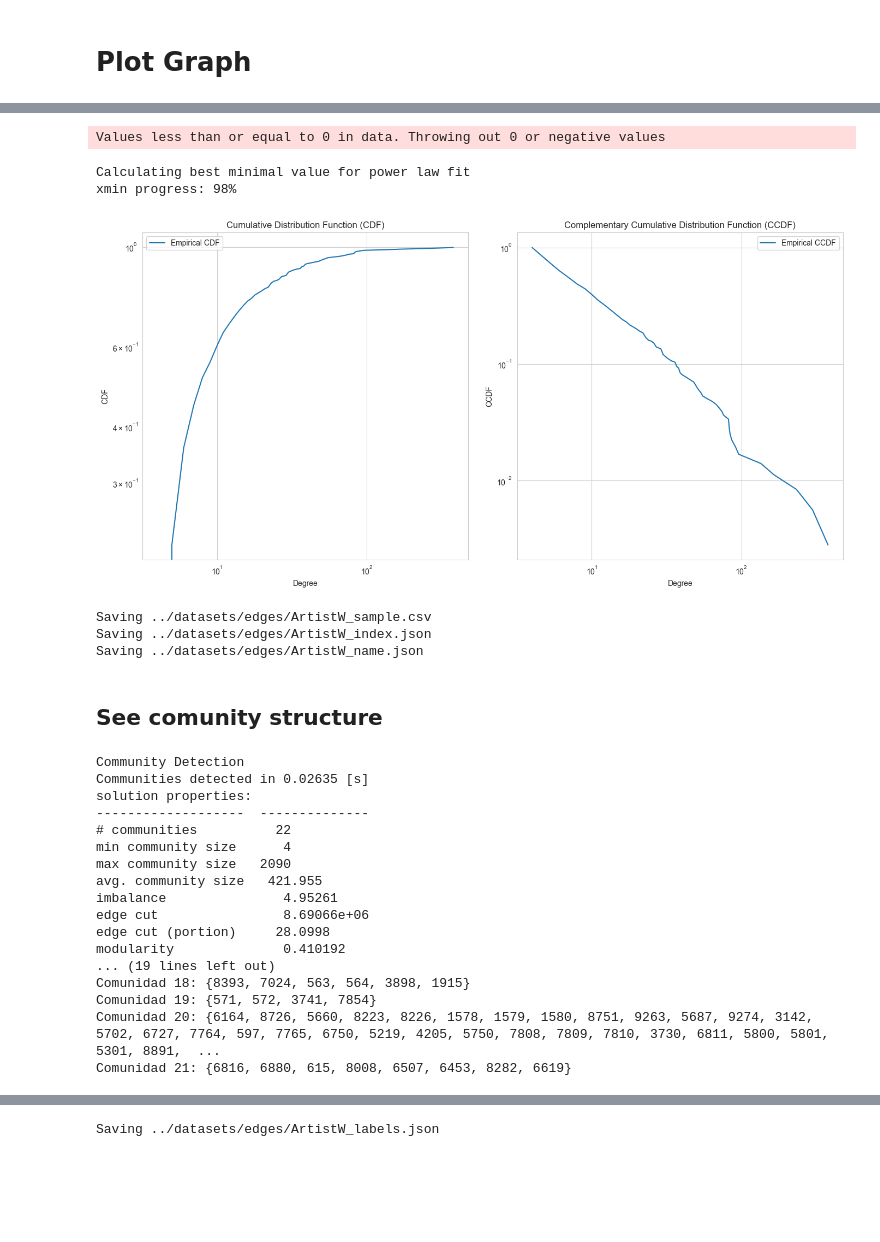
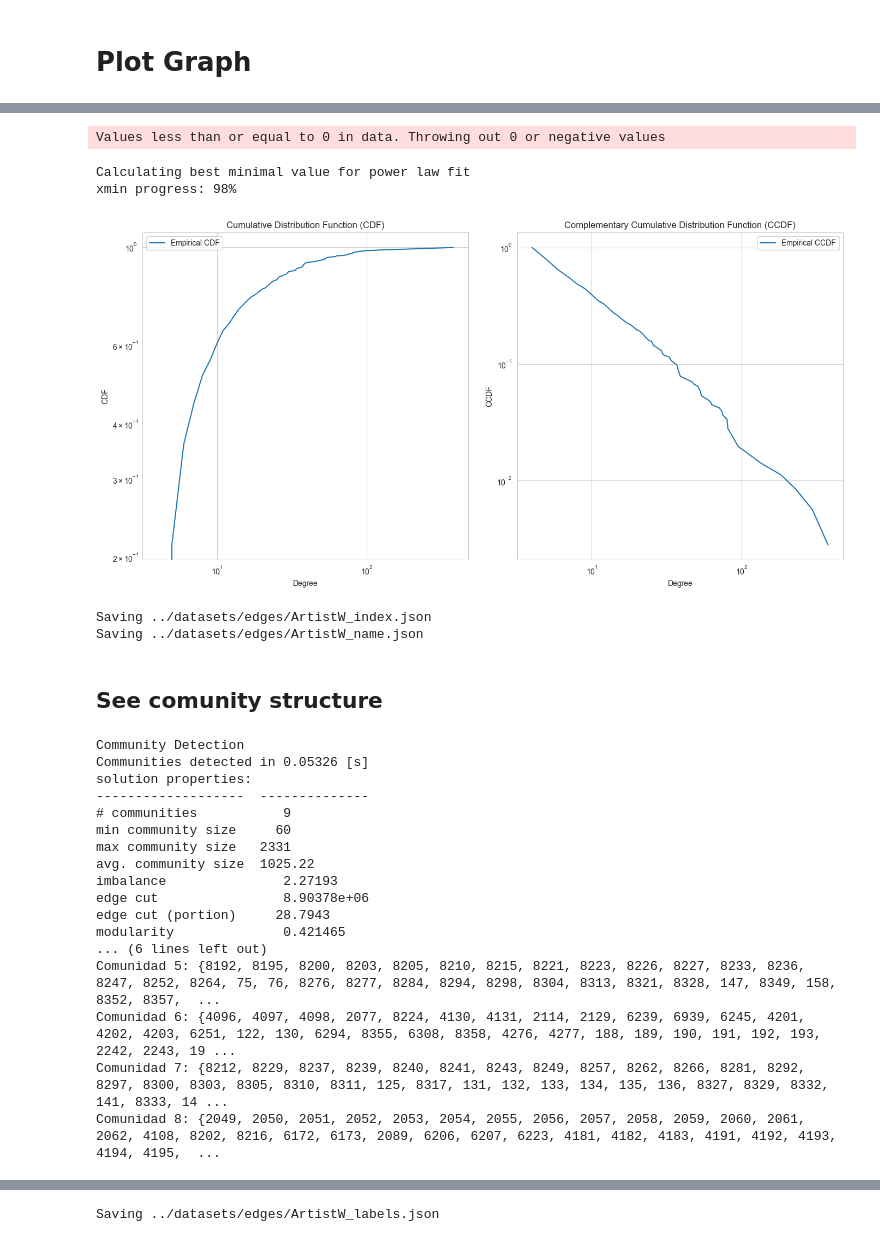
Before and after one commit to LuisFelipePoma/Spotify_Complex_Network, a Jupyter notebook: src/notebooks/graph_weight.ipynb, the cells around one changed output, grey strips where cells are left out. Cells and saved outputs as stored; diff of their text form; code cells hidden in the pictures; blank space fills up the shorter version.

Commit message:
add data

```diff
--- a/src/notebooks/graph_weight.ipynb
+++ b/src/notebooks/graph_weight.ipynb
@@ -120,7 +120,9 @@ def edge_shedding(graph):
 
     # Eliminar los nodos con degree 0
     G_reduced.indexEdges()
-    G_reduced.forNodes(lambda u: G_reduced.removeNode(u) if G_reduced.degree(u) == 0 else None)
+    G_reduced.forNodes(
+        lambda u: G_reduced.removeNode(u) if G_reduced.degree(u) == 0 else None
+    )
 
     # Map graph again
     G_reduced = update_artists(G_reduced)
@@ -142,7 +144,7 @@ G = nx.read_edgelist(
     nodetype=str,
     delimiter=";",
     create_using=nx.Graph(),
-    data=(('weight', int),) # type: ignore
+    data=(("weight", int),),  # type: ignore
 )
 # %% [output]
 Reading ../datasets/edges/ArtistW.csv
@@ -306,51 +295,45 @@ plt.show()
 # %%
 def plot_dist(G):
-    M = nx.to_scipy_sparse_array(G)  # Convertimos el grafo a una matriz dispersa de scipy
+    M = nx.to_scipy_sparse_array(
+        G
+    )  # Convertimos el grafo a una matriz dispersa de scipy
     xmin = min([d[1] for d in G.degree()])
     indegrees = M.sum(0)  # Suma de los grados de entrada
-    degree = np.bincount(indegrees.astype(int))  # Asegúrate de convertir los grados a enteros
+    degree = np.bincount(
+        indegrees.astype(int)
+    )  # Asegúrate de convertir los grados a enteros
     fit = powerlaw.Fit(np.array(degree), fit_method="KS")
 
     fig = plt.figure(figsize=(20, 7))
 
     """ Plot CDF """
     plt.subplot(1, 3, 2)
     fit.plot_cdf(label="Empirical CDF")
     plt.xlabel("Degree")
     plt.ylabel("CDF")
     plt.title("Cumulative Distribution Function (CDF)")
     plt.legend()
 
     """ Plot CCDF """
     plt.subplot(1, 3, 3)
     fit.plot_ccdf(label="Empirical CCDF")
     plt.xlabel("Degree")
     plt.ylabel("CCDF")
     plt.title("Complementary Cumulative Distribution Function (CCDF)")
     plt.legend()
 
     plt.tight_layout()
     plt.show()
 
 
 # Ahora puedes llamar a la función con tu grafo g
 plot_dist(g)
 # %% [output]
 Values less than or equal to 0 in data. Throwing out 0 or negative values
 Calculating best minimal value for power law fit
 xmin progress: 98%
-[figure, old version]
+[figure, new version]
 # %%
-# save graph
-filename = f"../datasets/edges/ArtistW_sample.csv"
-print(f"Saving {filename}")
-nx.write_edgelist(
-    g,
-    filename,
-    delimiter=";",
-    data=["weight"],
-    encoding="utf-8",
-)
 # save artist index in json
 filename = f"../datasets/edges/ArtistW_index.json"
 print(f"Saving {filename}")
@@ -362,11 +345,9 @@ with open(filename, "w") as f:
 # Saave artist name in json
 filename = f"../datasets/edges/ArtistW_name.json"
 print(f"Saving {filename}")
-with open(filename
-            , "w") as f:
-        json.dump(ARTISTS_BY_NAME, f)
+with open(filename, "w") as f:
+    json.dump(ARTISTS_BY_NAME, f)
 # %% [output]
-Saving ../datasets/edges/ArtistW_sample.csv
 Saving ../datasets/edges/ArtistW_index.json
 Saving ../datasets/edges/ArtistW_name.json
 # %% [markdown]
@@ -375,33 +356,39 @@ Saving ../datasets/edges/ArtistW_name.json
 # find comunities with Networkit
 print("Community Detection")
 # Crear una instancia del algoritmo de detección de comunidades
-algo = nk.community.LouvainMapEquation(G)
+algo = nk.community.PLM(G, refine=True)
 
 # Detectar comunidades usando el algoritmo especificado
-communities= nk.community.detectCommunities(G,algo=algo)
+communities = nk.community.detectCommunities(G, algo=algo)
 
 # Obtener los nodos de cada comunidad
 for i, community in enumerate(communities.getSubsetIds()):
     nodes = communities.getMembers(community)
     print(f"Comunidad {i}: {nodes}")
+
+# Explain the values of the modularity
+# Modularity is a measure of the strength of division of a network into communities
+# It quantifies the quality of the division of a network into communities
+# A higher modularity score indicates a better division of the network into communities
+# Modularity is a value between -1 and 1, where 1 indicates a perfect division of the network into communities
 # %% [output]
 Community Detection
-Communities detected in 0.02635 [s]
+Communities detected in 0.05326 [s]
 solution properties:
 -------------------  --------------
-# communities          22
-min community size      4
-max community size   2090
-avg. community size   421.955
-imbalance               4.95261
-edge cut                8.69066e+06
-edge cut (portion)     28.0998
-modularity              0.410192
-... (19 lines left out)
-Comunidad 18: {8393, 7024, 563, 564, 3898, 1915}
-Comunidad 19: {571, 572, 3741, 7854}
-Comunidad 20: {6164, 8726, 5660, 8223, 8226, 1578, 1579, 1580, 8751, 9263, 5687, 9274, 3142, 5702, 6727, 7764, 597, 7765, 6750, 5219, 4205, 5750, 7808, 7809, 7810, 3730, 6811, 5800, 5801, 5301, 8891,  ...
-Comunidad 21: {6816, 6880, 615, 8008, 6507, 6453, 8282, 6619}
+# communities           9
+min community size     60
+max community size   2331
+avg. community size  1025.22
+imbalance               2.27193
+edge cut                8.90378e+06
+edge cut (portion)     28.7943
+modularity              0.421465
+... (6 lines left out)
+Comunidad 5: {8192, 8195, 8200, 8203, 8205, 8210, 8215, 8221, 8223, 8226, 8227, 8233, 8236, 8247, 8252, 8264, 75, 76, 8276, 8277, 8284, 8294, 8298, 8304, 8313, 8321, 8328, 147, 8349, 158, 8352, 8357,  ...
+Comunidad 6: {4096, 4097, 4098, 2077, 8224, 4130, 4131, 2114, 2129, 6239, 6939, 6245, 4201, 4202, 4203, 6251, 122, 130, 6294, 8355, 6308, 8358, 4276, 4277, 188, 189, 190, 191, 192, 193, 2242, 2243, 19 ...
+Comunidad 7: {8212, 8229, 8237, 8239, 8240, 8241, 8243, 8249, 8257, 8262, 8266, 8281, 8292, 8297, 8300, 8303, 8305, 8310, 8311, 125, 8317, 131, 132, 133, 134, 135, 136, 8327, 8329, 8332, 141, 8333, 14 ...
+Comunidad 8: {2049, 2050, 2051, 2052, 2053, 2054, 2055, 2056, 2057, 2058, 2059, 2060, 2061, 2062, 4108, 8202, 8216, 6172, 6173, 2089, 6206, 6207, 6223, 4181, 4182, 4183, 4191, 4192, 4193, 4194, 4195,  ...
 # %%
 def plot_communities(G, communities):
     pos = {}
```
Also changed, not shown: parts of 18 cells of this notebook, 6 other files.
